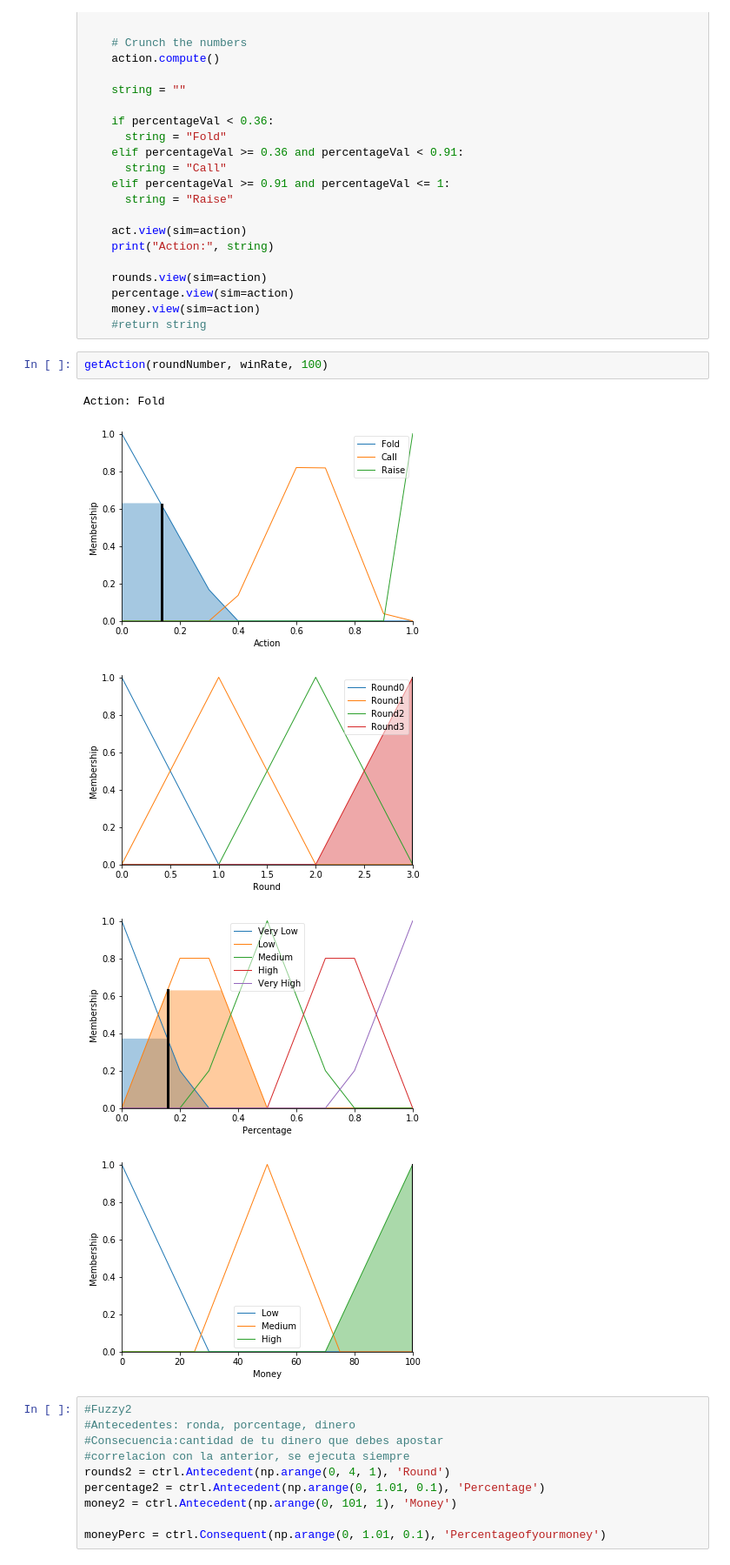
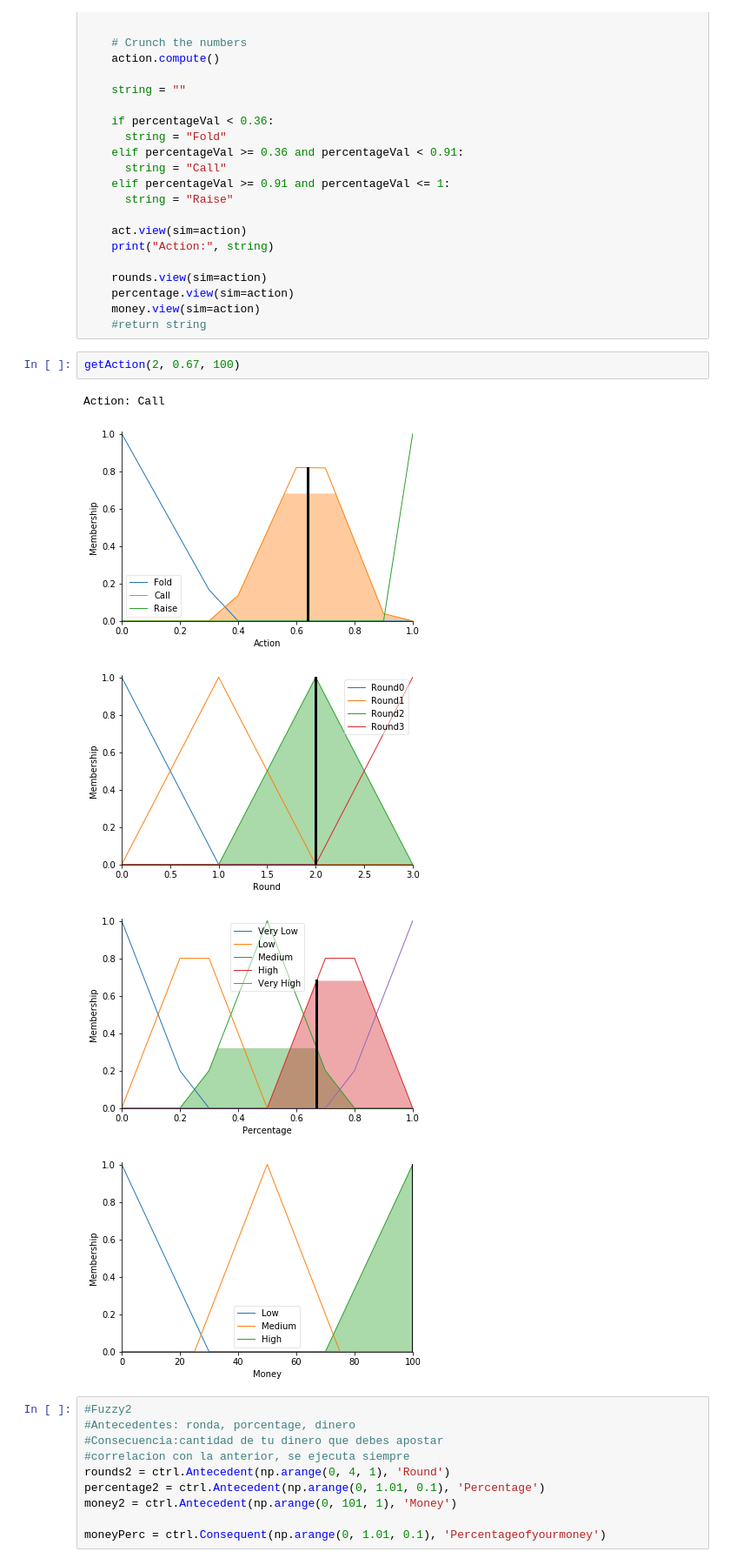
Before and after one commit to Joagai23/SistemasInteligentesPokerBot, a Jupyter notebook: PokerFuzzyLogic.ipynb, the cells around one changed output. Shown: that part at 87% size. Drawn from its saved outputs; the diff is of its cells as text.

```diff
--- a/PokerFuzzyLogic.ipynb
+++ b/PokerFuzzyLogic.ipynb
@@ -170,14 +102,14 @@ def getAction(roundNum, percentageVal, moneyVal):
     percentage.view(sim=action)
     money.view(sim=action)
     #return string
-# %%
-getAction(roundNumber, winRate, 100)
-# %% [output]
-Action: Fold
-[figure, removed]
-[figure, removed]
-[figure, removed]
-[figure, removed]
+# %%
+getAction(2, 0.67, 100)
+# %% [output]
+Action: Call
+[figure, added]
+[figure, added]
+[figure, added]
+[figure, added]
 # %%
 #Fuzzy2
 #Antecedentes: ronda, porcentage, dinero
```
Also changed, not shown: parts of 11 cells of this notebook.
